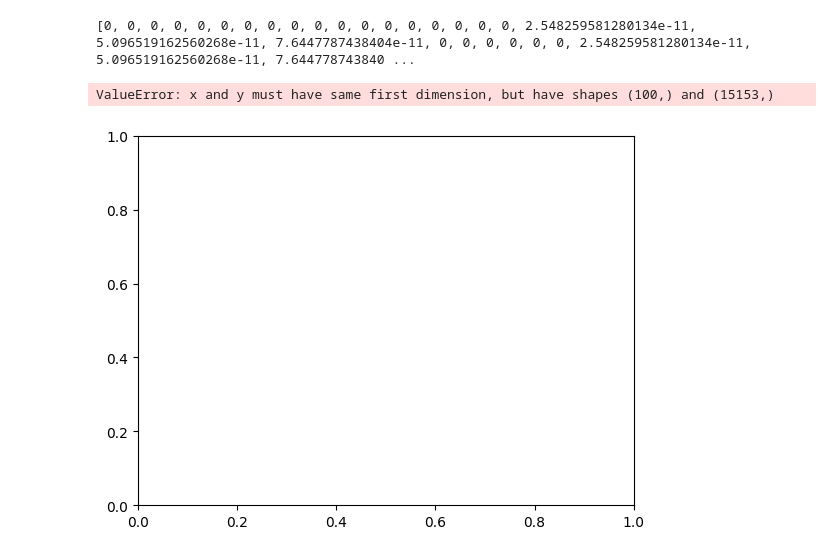
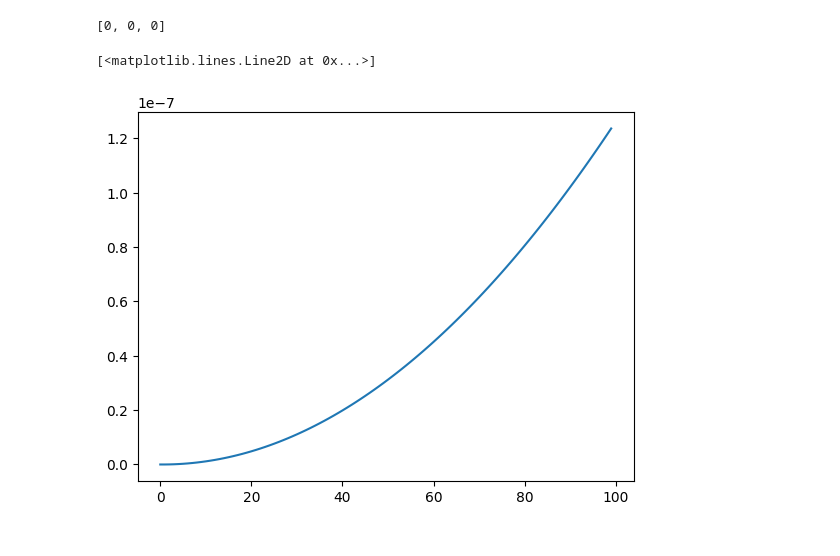
Before and after one commit to AndrewSykes1/grav-sim, a Jupyter notebook: gravitational_test_setup.IPYNB, the cells around one changed output. Drawn from its saved outputs; the diff is of its cells as text; code cells hidden in the pictures.

Commit message:
Created full simulational functionality, please add vis next

```diff
--- a/gravitational_test_setup.IPYNB
+++ b/gravitational_test_setup.IPYNB
@@ -10,7 +10,7 @@ pos_planet1 = [0,0,0]
 vel_planet1 = [0,0,0]
 acc_planet1 = [0,0,0]
 mass_planet1 = 200
-pos_planet2 = [5,10,15]
+pos_planet2 = [5,10,0]
 vel_planet2 = [0,0,0]
 acc_planet2 = [0,0,0]
 mass_planet2 = 500
@@ -30,18 +30,19 @@ information_dict = {}
 
 der_names = ["pos","vel","acc"]
 for i in range(2):
+    name = "p" + str(i + 1)
+    information_dict[name] = {}
+
     for j in range(3):
-        name = "p" + str(i + 1)
-        information_dict[name] = {}
         information_dict[name][der_names[j]] = []
 
 for frame in range(simulation_length):
 
-    pos_planet1 = pos_planet1 + vel_planet1
-    pos_planet2 = pos_planet2 + vel_planet2
+    pos_planet1 = [x + y for x, y in zip(pos_planet1, vel_planet1)]
+    pos_planet2 = [x + y for x, y in zip(pos_planet2, vel_planet2)]
 
-    vel_planet1 = vel_planet1 + acc_planet1
-    vel_planet2 = vel_planet2 + acc_planet2
+    vel_planet1 = [x + y for x, y in zip(vel_planet1, acc_planet1)]
+    vel_planet2 = [x + y for x, y in zip(vel_planet2, acc_planet2)]
 
     acc_planet1 = [0,0,0]
     acc_planet2 = [0,0,0]
@@ -64,18 +65,30 @@ for frame in range(simulation_length):
         acc_planet1[i] = force_vector[i]/mass_planet1
         acc_planet2[i] = -force_vector[i]/mass_planet2
 
-    information_dict["p1"]["pos"] = pos_planet1
-    information_dict["p1"]["vel"] = vel_planet1
-    information_dict["p1"]["acc"] = acc_planet1
-    information_dict["p2"]["pos"] = pos_planet2
-    information_dict["p2"]["vel"] = vel_planet2
-    information_dict["p2"]["acc"] = acc_planet2
+    information_dict["p1"]["pos"].append(pos_planet1)
+    information_dict["p1"]["vel"].append(vel_planet1)
+    information_dict["p1"]["acc"].append(acc_planet1)
+    information_dict["p2"]["pos"].append(pos_planet2)
+    information_dict["p2"]["vel"].append(vel_planet2)
+    information_dict["p2"]["acc"].append(acc_planet2)
-# %%
-print(information_dict["p1"]["pos"])
-# %% [output]
-[0, 0, 0, 0, 0, 0, 0, 0, 0, 0, 0, 0, 0, 0, 0, 0, 0, 0, 2.548259581280134e-11, 5.096519162560268e-11, 7.6447787438404e-11, 0, 0, 0, 0, 0, 0, 2.548259581280134e-11, 5.096519162560268e-11, 7.644778743840 ...
+# %%
+print(information_dict["p1"]["pos"][:][0])
+x_pos1 = []
+for i in range(simulation_length):
+    x_pos1.append(information_dict['p1']['pos'][i][0])
+x_pos2 = []
+for i in range(simulation_length):
+    x_pos2.append(information_dict['p2']['pos'][i][0])
+x_pos1 = []
+for i in range(simulation_length):
+    x_pos1.append(information_dict['p1']['pos'][i][0])
+x_pos2 = []
+for i in range(simulation_length):
+    x_pos2.append(information_dict['p2']['pos'][i][0])
+# %% [output]
+[0, 0, 0]
 # %%
-plt.plot(list(range(simulation_length)), information_dict["p1"]["pos"])
+plt.plot(range(simulation_length), x_pos1)
 # %% [output]
-ValueError: x and y must have same first dimension, but have shapes (100,) and (15153,)
+[<matplotlib.lines.Line2D at 0x...>]
-[figure, old version]
+[figure, new version]
```
Also changed, not shown: parts of 1 cell of this notebook.
